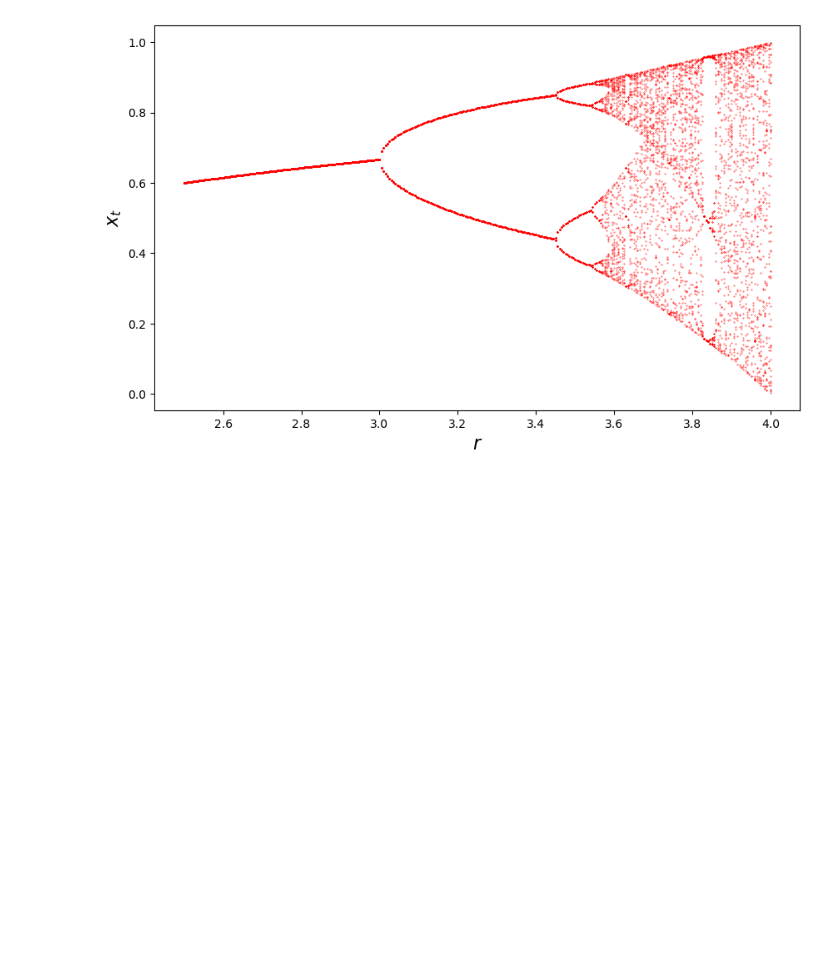
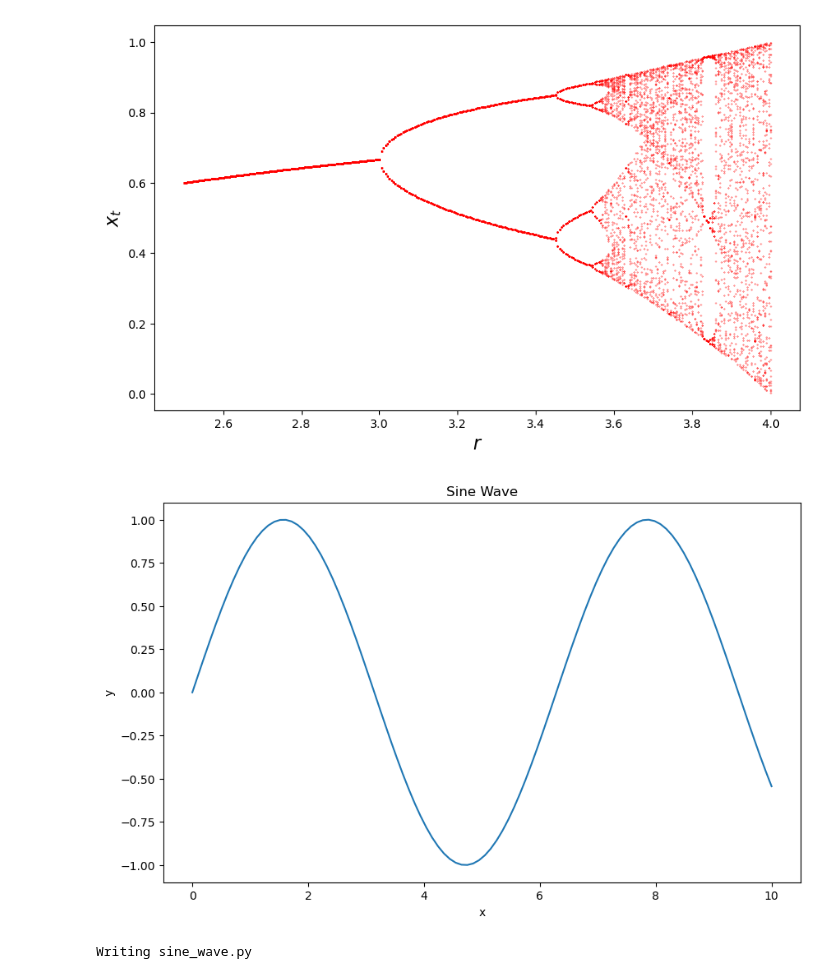
Before and after one commit to SuyongYang/AgentBaseModel, a Jupyter notebook: OOP.ipynb, the cells around one changed output. Saved outputs shown, nothing was run; the diff lists cells and outputs as text; code cells hidden in the pictures; blank space fills up the shorter version.

```diff
--- a/OOP.ipynb
+++ b/OOP.ipynb
@@ -926,3 +932,34 @@ ax.set_ylabel('$x_t$', fontsize=16)
 plt.show()
 # %% [output]
 [figure]
+# %%
+import matplotlib.pyplot as plt
+import numpy as np
+
+x = np.linspace(0, 10, 100)
+y = np.sin(x)
+
+plt.plot(x, y)
+plt.xlabel('x')
+plt.ylabel('y')
+plt.title('Sine Wave')
+plt.show()
+# %% [output]
+[figure, added]
+# %%
+%%file sine_wave.py
+import matplotlib.pyplot as plt
+import numpy as np
+
+# Define the plot_wave function.
+def plot_wave(title : str = 'Sine Wave'):
+  x = np.linspace(0, 10, 100)
+  y = np.sin(x)
+
+  plt.plot(x, y)
+  plt.xlabel('x')
+  plt.ylabel('y')
+  plt.title(title)
+  plt.show()
+# %% [output]
+Writing sine_wave.py
```
Also changed, not shown: parts of 8 cells of this notebook.
